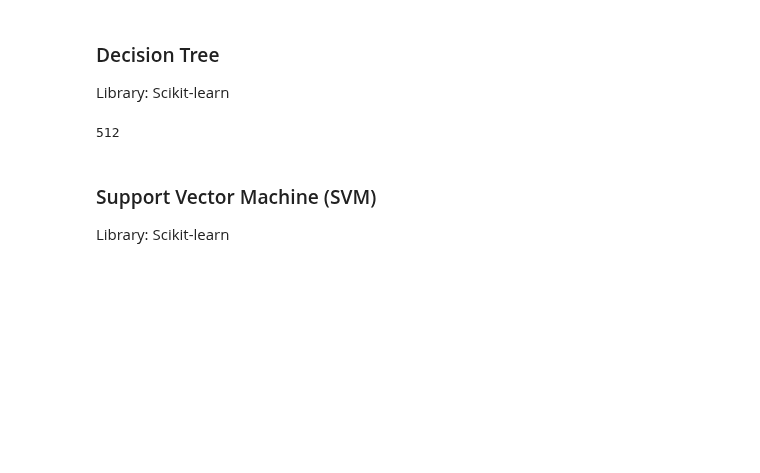
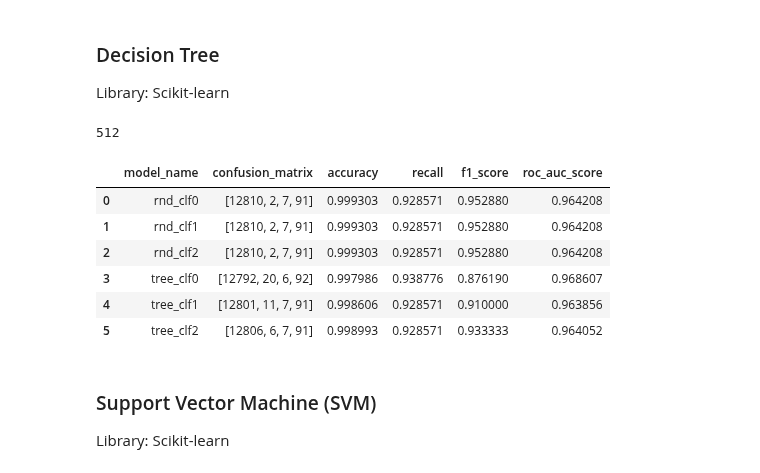
Before and after one commit to ManapatWeeramongkolkul/ForestFireML, a Jupyter notebook: Code.ipynb, the cells around one changed output. Cells and saved outputs as stored; diff of their text form; code cells hidden in the pictures; blank space fills up the shorter version.

```diff
--- a/Code.ipynb
+++ b/Code.ipynb
@@ -990,6 +995,16 @@ export_graphviz(tree_clf,
 os.system('dot -Tpng tree.dot -o tree.png')
 # %% [output]
 512
+# %%
+display(models_eval)
+# %% [output]
+|  | model_name | confusion_matrix | accuracy | recall | f1_score | roc_auc_score |
+| 0 | rnd_clf0 | [12810, 2, 7, 91] | 0.999303 | 0.928571 | 0.952880 | 0.964208 |
+| 1 | rnd_clf1 | [12810, 2, 7, 91] | 0.999303 | 0.928571 | 0.952880 | 0.964208 |
+| 2 | rnd_clf2 | [12810, 2, 7, 91] | 0.999303 | 0.928571 | 0.952880 | 0.964208 |
+| 3 | tree_clf0 | [12792, 20, 6, 92] | 0.997986 | 0.938776 | 0.876190 | 0.968607 |
+| 4 | tree_clf1 | [12801, 11, 7, 91] | 0.998606 | 0.928571 | 0.910000 | 0.963856 |
+| 5 | tree_clf2 | [12806, 6, 7, 91] | 0.998993 | 0.928571 | 0.933333 | 0.964052 |
 # %% [markdown]
 ### Support Vector Machine (SVM)
 
```
Also changed, not shown: parts of 51 cells of this notebook.
